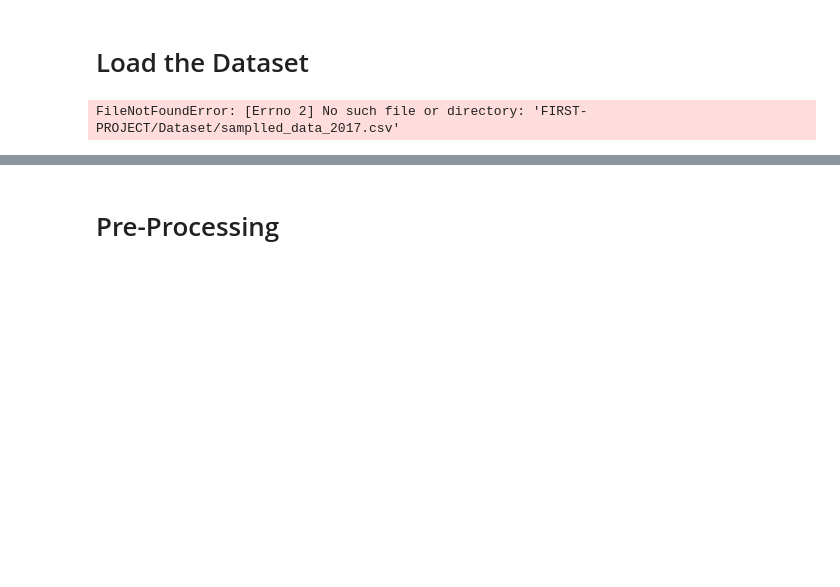
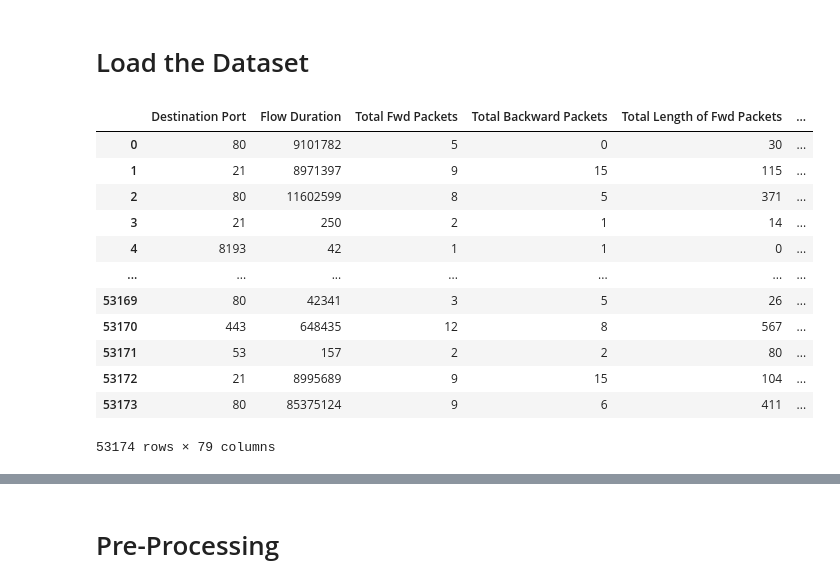
Before and after one commit to taasmaaawad-ops/FIRST-PROJECT, a Jupyter notebook: Evaluation-2017.ipynb, the cells around one changed output, grey strips where cells are left out. Saved outputs shown, nothing was run; the diff lists cells and outputs as text; code cells hidden in the pictures; blank space fills up the shorter version.

```diff
--- a/Evaluation-2017.ipynb
+++ b/Evaluation-2017.ipynb
@@ -21,10 +19,22 @@ warnings.filterwarnings("ignore")
 # %% [markdown]
 # Load the Dataset
 # %%
-df1=pd.read_csv(r"FIRST-PROJECT/Dataset/samplled_data_2017.csv")
+df1=pd.read_csv(r"/content/FIRST-PROJECT/Dataset/samplled_data_2017.csv")
 df1
 # %% [output]
+|  | Destination Port | Flow Duration | Total Fwd Packets | Total Backward Packets | Total Length of Fwd Packets | ... |
+| 0 | 80 | 9101782 | 5 | 0 | 30 | ... |
+| 1 | 21 | 8971397 | 9 | 15 | 115 | ... |
+| 2 | 80 | 11602599 | 8 | 5 | 371 | ... |
+| 3 | 21 | 250 | 2 | 1 | 14 | ... |
+| 4 | 8193 | 42 | 1 | 1 | 0 | ... |
+| ... | ... | ... | ... | ... | ... | ... |
+| 53169 | 80 | 42341 | 3 | 5 | 26 | ... |
+| 53170 | 443 | 648435 | 12 | 8 | 567 | ... |
+| 53171 | 53 | 157 | 2 | 2 | 80 | ... |
+| 53172 | 21 | 8995689 | 9 | 15 | 104 | ... |
+| 53173 | 80 | 85375124 | 9 | 6 | 411 | ... |
-FileNotFoundError: [Errno 2] No such file or directory: 'FIRST-PROJECT/Dataset/samplled_data_2017.csv'
+53174 rows × 79 columns
 # %%
 # Number of Unique Values
 df1.nunique()
```
Also changed, not shown: parts of 11 cells of this notebook.
